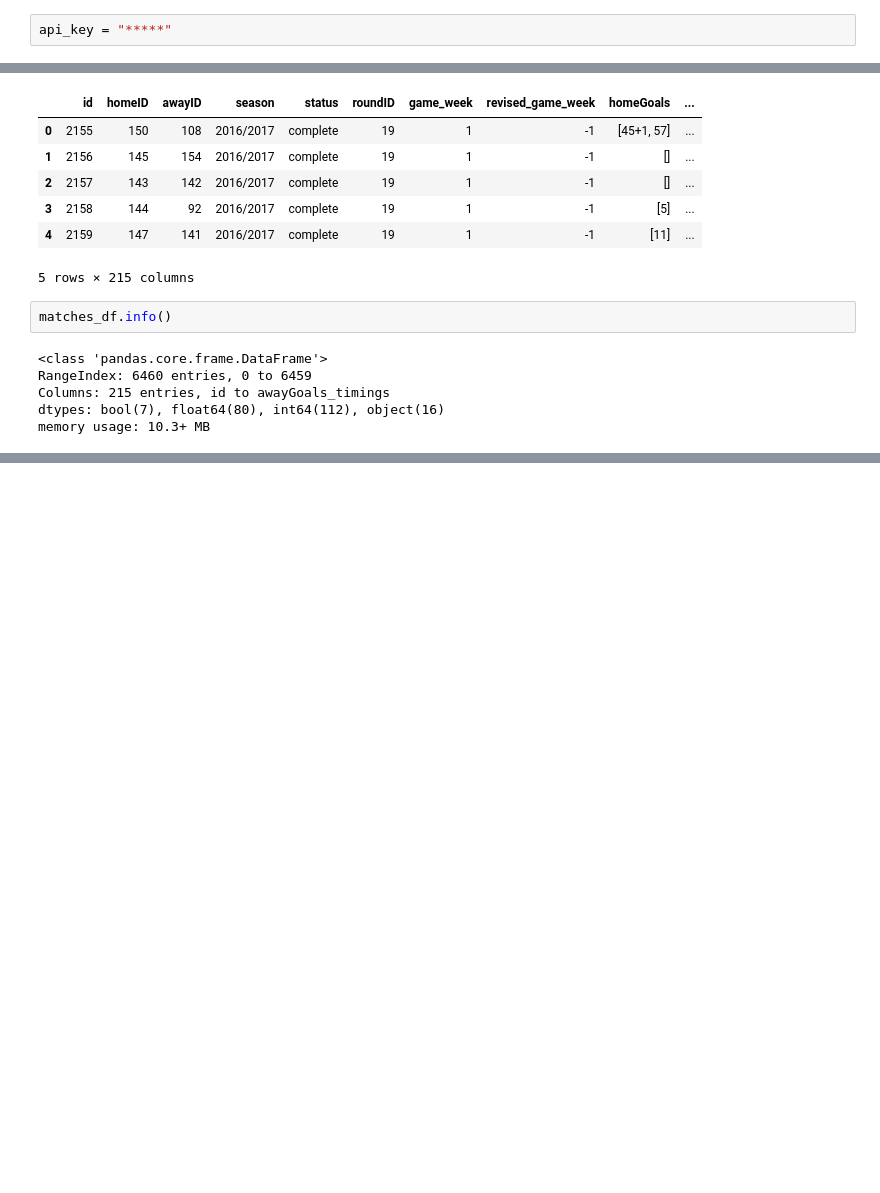
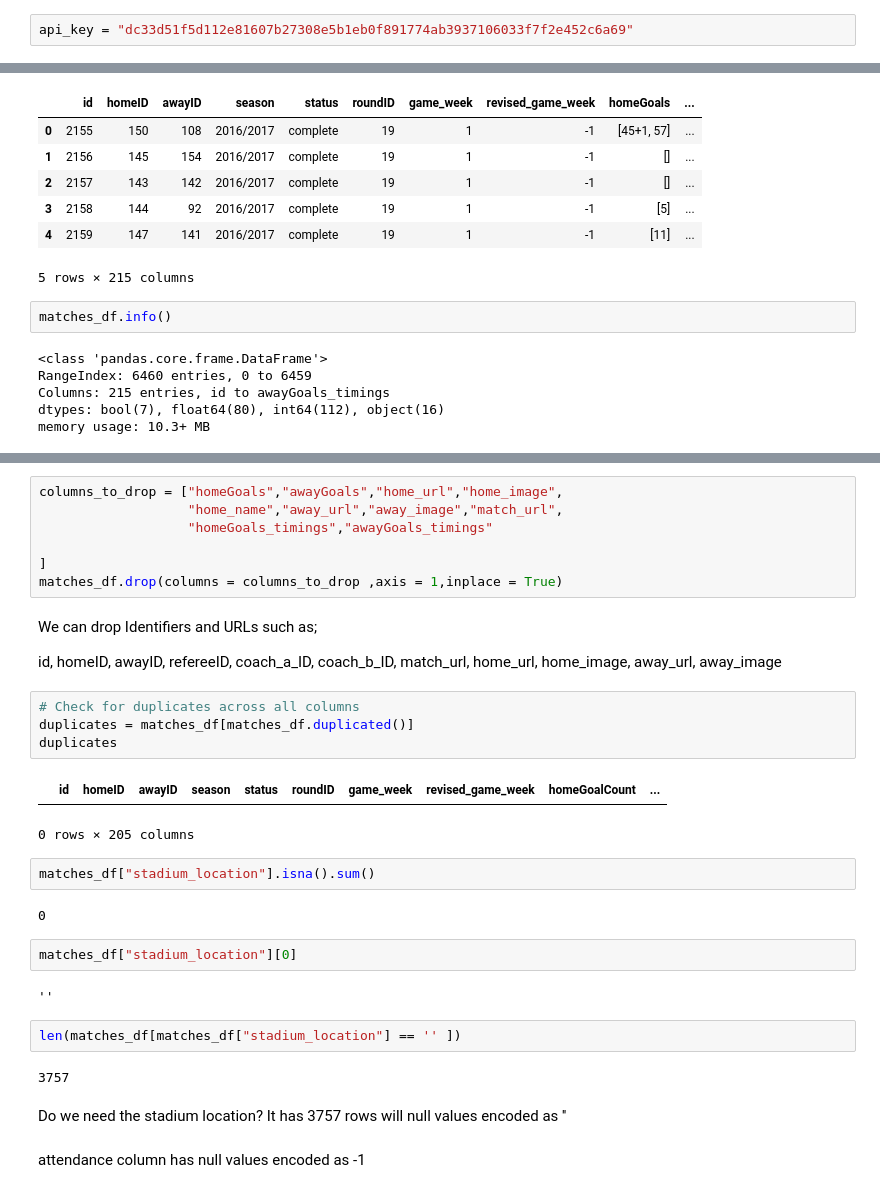
Before and after one commit to waynekipngeno/capstone_project, a Jupyter notebook: Matches dataset preparation.ipynb, the cells around one changed output, grey strips where cells are left out. Drawn from its saved outputs; the diff is of its cells as text; blank space fills up the shorter version.

```diff
--- a/Matches dataset preparation.ipynb
+++ b/Matches dataset preparation.ipynb
@@ -2,7 +2,7 @@
 import requests
 import pandas as pd
 # %%
-api_key = "*****"
+api_key = "dc33d51f5d112e81607b27308e5b1eb0f891774ab3937106033f7f2e452c6a69"
 # %%
 url = "https://api.football-data-api.com/league-list?key=" + api_key
 response = requests.get(url)
@@ -106,0 +153,34 @@ matches_df.to_csv("Matches.csv",index = False)
+# %%
+columns_to_drop = ["homeGoals","awayGoals","home_url","home_image",
+                   "home_name","away_url","away_image","match_url",
+                   "homeGoals_timings","awayGoals_timings"
+
+]
+matches_df.drop(columns = columns_to_drop ,axis = 1,inplace = True)
+# %% [markdown]
+We can drop Identifiers and URLs such as;
+
+id, homeID, awayID, refereeID, coach_a_ID, coach_b_ID, match_url, home_url, home_image, away_url, away_image
+# %%
+# Check for duplicates across all columns
+duplicates = matches_df[matches_df.duplicated()]
+duplicates
+# %% [output]
+|  | id | homeID | awayID | season | status | roundID | game_week | revised_game_week | homeGoalCount | ... |
+0 rows × 205 columns
+# %%
+matches_df["stadium_location"].isna().sum()
+# %% [output]
+0
+# %%
+matches_df["stadium_location"][0]
+# %% [output]
+''
+# %%
+len(matches_df[matches_df["stadium_location"] == '' ])
+# %% [output]
+3757
+# %% [markdown]
+Do we need the stadium location? It has 3757 rows will null values encoded as ''
+# %% [markdown]
+attendance column has null values encoded as -1
```
Also changed, not shown: parts of 15 cells of this notebook, 2 other files.
